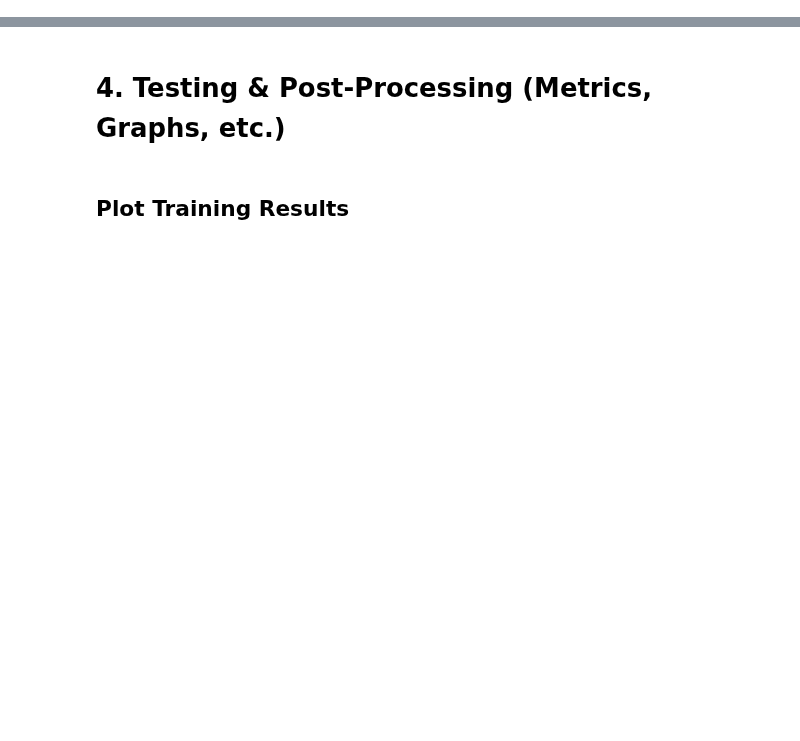
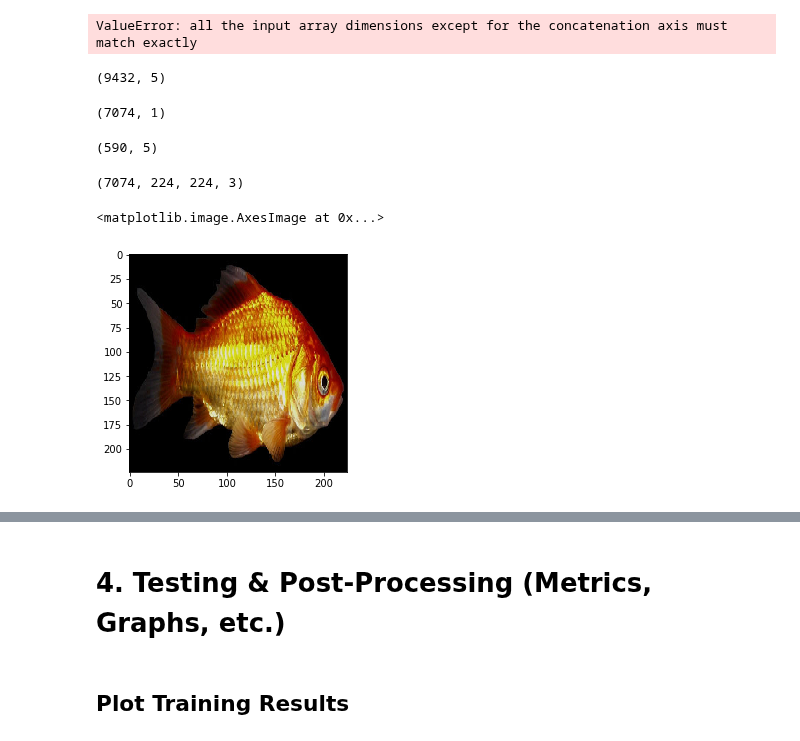
Before and after one commit to alswilli/Object-Classificaton-and-Localization-on-ImageNet, a Jupyter notebook: pipeline.ipynb, the cells around one changed output, grey strips where cells are left out. Cells and saved outputs as stored; diff of their text form; code cells hidden in the pictures; blank space fills up the shorter version.

```diff
--- a/pipeline.ipynb
+++ b/pipeline.ipynb
@@ -180,0 +184,46 @@ Found 650 images belonging to 5 classes.
+# %%
+if includeAugmented:
+#     if onlyAugmented:
+#         x_train = np.array([])
+#         y_train = np.array([])
+
+    if onlyAugmented:
+        x_train = x_train_aug
+        y_train = y_train_aug
+    else:
+        x_train = np.concatenate([x_train, x_train_aug])
+        y_train = np.concatenate([y_train, y_train_aug])
+
+label_encoder = LabelBinarizer()
+# y_train = label_encoder.fit_transform(y_train)
+# y_val = label_encoder.fit_transform(y_val)
+# y_train_aug = label_encoder.fit_transform(y_train_aug)
+
+y_all = np.concatenate([y_train, y_val])
+y_all = label_encoder.fit_transform(y_all)
+y_train = y_all[:len(y_train)]
+y_val = y_all[len(y_train):]
+# %% [output]
+ValueError: all the input array dimensions except for the concatenation axis must match exactly
+# %%
+y_train.shape
+# %% [output]
+(9432, 5)
+# %%
+y_train_aug.shape
+# %% [output]
+(7074, 1)
+# %%
+y_val.shape
+# %% [output]
+(590, 5)
+# %%
+x_train_aug.shape
+# %% [output]
+(7074, 224, 224, 3)
+# %%
+x = x_train[2]
+plt.imshow(x)
+# %% [output]
+<matplotlib.image.AxesImage at 0x...>
+[figure, added]
```
Also changed, not shown: parts of 44 cells of this notebook, 1 other file.
